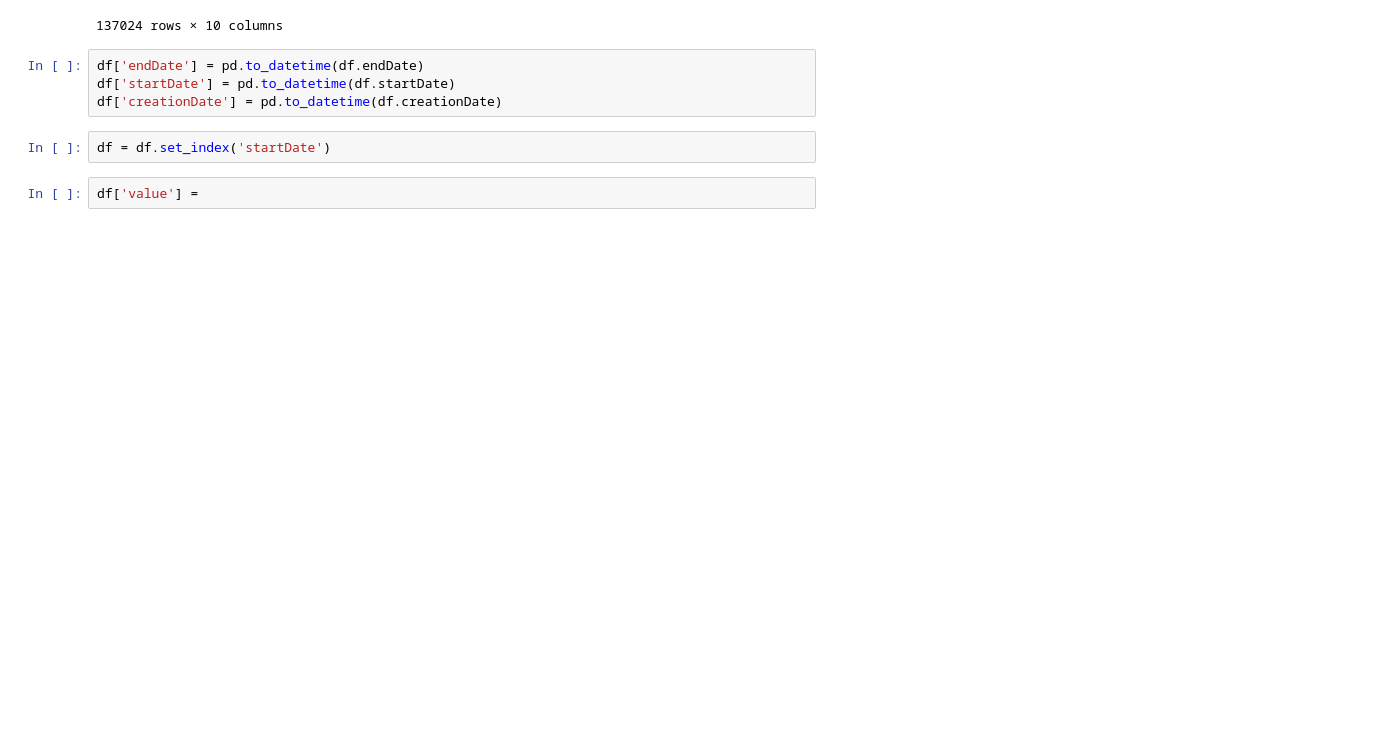
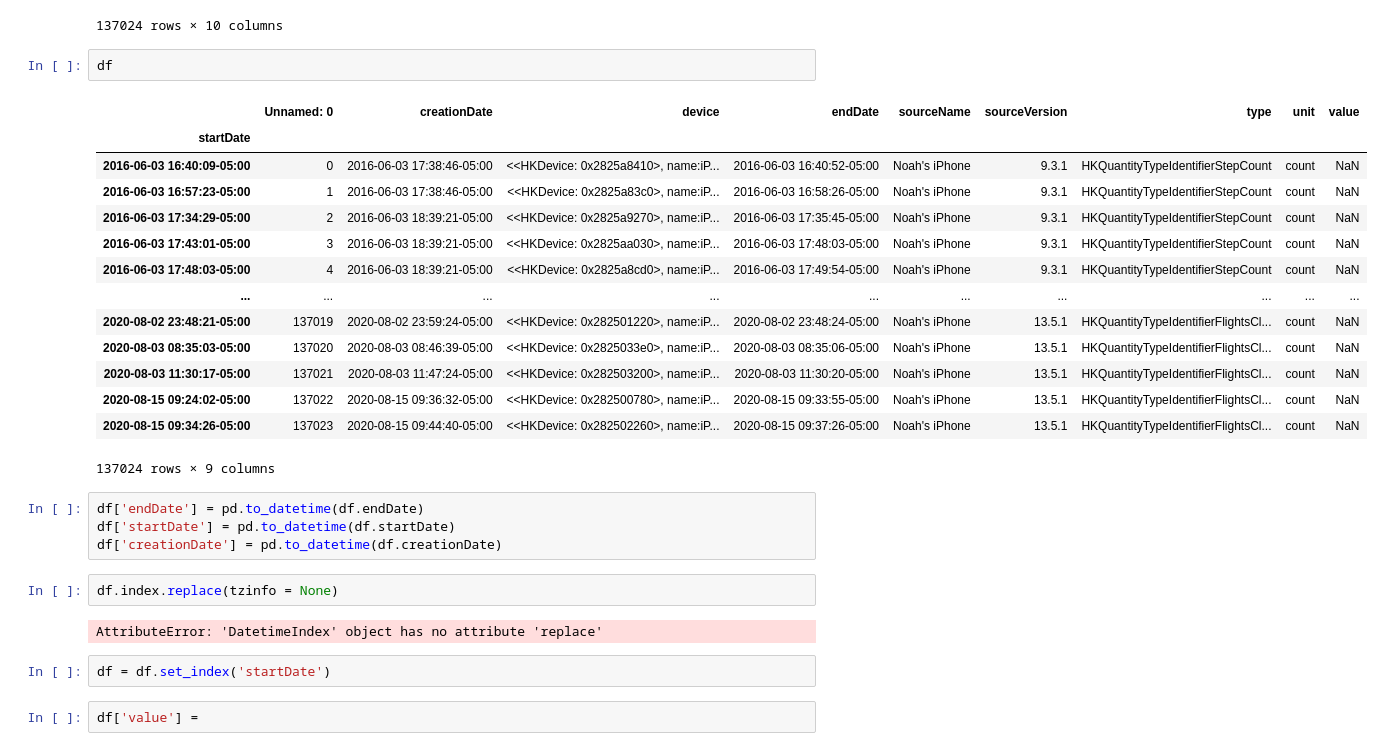
Before and after one commit to noahmelngailis/time_series_steps_project, a Jupyter notebook: time_series_xml.ipynb, the cells around one changed output. Drawn from its saved outputs; the diff is of its cells as text; blank space fills up the shorter version.

```diff
--- a/time_series_xml.ipynb
+++ b/time_series_xml.ipynb
@@ -29,10 +29,31 @@ df
 | 137022 | 137022 | 2020-08-15 09:36:32 -0500 | <<HKDevice: 0x282500780>, name:iP... | 2020-08-15 09:33:55 -0500 | Noah's iPhone | 13.5.1 | 2020-08-15 09:24:02 -0500 | HKQuantityTypeIdentifierFlightsCl... | count | ... |
 | 137023 | 137023 | 2020-08-15 09:44:40 -0500 | <<HKDevice: 0x282502260>, name:iP... | 2020-08-15 09:37:26 -0500 | Noah's iPhone | 13.5.1 | 2020-08-15 09:34:26 -0500 | HKQuantityTypeIdentifierFlightsCl... | count | ... |
 137024 rows × 10 columns
+# %%
+df
+# %% [output]
+|  | Unnamed: 0 | creationDate | device | endDate | sourceName | sourceVersion | type | unit | value |
+| startDate |  |  |  |  |  |  |  |  |  |
+| 2016-06-03 16:40:09-05:00 | 0 | 2016-06-03 17:38:46-05:00 | <<HKDevice: 0x2825a8410>, name:iP... | 2016-06-03 16:40:52-05:00 | Noah's iPhone | 9.3.1 | HKQuantityTypeIdentifierStepCount | count | NaN |
+| 2016-06-03 16:57:23-05:00 | 1 | 2016-06-03 17:38:46-05:00 | <<HKDevice: 0x2825a83c0>, name:iP... | 2016-06-03 16:58:26-05:00 | Noah's iPhone | 9.3.1 | HKQuantityTypeIdentifierStepCount | count | NaN |
+| 2016-06-03 17:34:29-05:00 | 2 | 2016-06-03 18:39:21-05:00 | <<HKDevice: 0x2825a9270>, name:iP... | 2016-06-03 17:35:45-05:00 | Noah's iPhone | 9.3.1 | HKQuantityTypeIdentifierStepCount | count | NaN |
+| 2016-06-03 17:43:01-05:00 | 3 | 2016-06-03 18:39:21-05:00 | <<HKDevice: 0x2825aa030>, name:iP... | 2016-06-03 17:48:03-05:00 | Noah's iPhone | 9.3.1 | HKQuantityTypeIdentifierStepCount | count | NaN |
+| 2016-06-03 17:48:03-05:00 | 4 | 2016-06-03 18:39:21-05:00 | <<HKDevice: 0x2825a8cd0>, name:iP... | 2016-06-03 17:49:54-05:00 | Noah's iPhone | 9.3.1 | HKQuantityTypeIdentifierStepCount | count | NaN |
+| ... | ... | ... | ... | ... | ... | ... | ... | ... | ... |
+| 2020-08-02 23:48:21-05:00 | 137019 | 2020-08-02 23:59:24-05:00 | <<HKDevice: 0x282501220>, name:iP... | 2020-08-02 23:48:24-05:00 | Noah's iPhone | 13.5.1 | HKQuantityTypeIdentifierFlightsCl... | count | NaN |
+| 2020-08-03 08:35:03-05:00 | 137020 | 2020-08-03 08:46:39-05:00 | <<HKDevice: 0x2825033e0>, name:iP... | 2020-08-03 08:35:06-05:00 | Noah's iPhone | 13.5.1 | HKQuantityTypeIdentifierFlightsCl... | count | NaN |
+| 2020-08-03 11:30:17-05:00 | 137021 | 2020-08-03 11:47:24-05:00 | <<HKDevice: 0x282503200>, name:iP... | 2020-08-03 11:30:20-05:00 | Noah's iPhone | 13.5.1 | HKQuantityTypeIdentifierFlightsCl... | count | NaN |
+| 2020-08-15 09:24:02-05:00 | 137022 | 2020-08-15 09:36:32-05:00 | <<HKDevice: 0x282500780>, name:iP... | 2020-08-15 09:33:55-05:00 | Noah's iPhone | 13.5.1 | HKQuantityTypeIdentifierFlightsCl... | count | NaN |
+| 2020-08-15 09:34:26-05:00 | 137023 | 2020-08-15 09:44:40-05:00 | <<HKDevice: 0x282502260>, name:iP... | 2020-08-15 09:37:26-05:00 | Noah's iPhone | 13.5.1 | HKQuantityTypeIdentifierFlightsCl... | count | NaN |
+137024 rows × 9 columns
 # %%
 df['endDate'] = pd.to_datetime(df.endDate)
 df['startDate'] = pd.to_datetime(df.startDate)
 df['creationDate'] = pd.to_datetime(df.creationDate)
+# %%
+df.index.replace(tzinfo = None)
+# %% [output]
+AttributeError: 'DatetimeIndex' object has no attribute 'replace'
 # %%
 df = df.set_index('startDate')
 # %%
```
Also changed, not shown: parts of 7 cells of this notebook.
